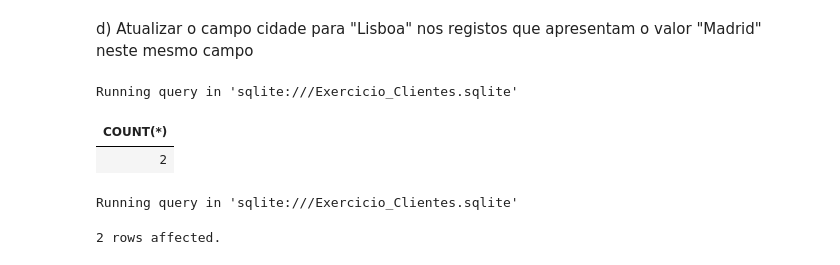
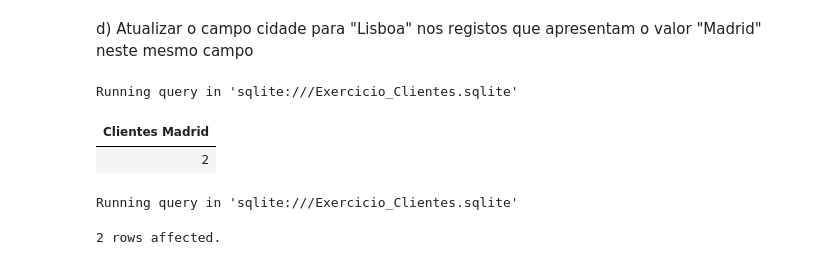
Before and after one commit to jpedrodias/FundamentosSQL, a Jupyter notebook: Week02/Exercicio_Clientes_resolvido.ipynb, the cells around one changed output. Saved outputs shown, nothing was run; the diff lists cells and outputs as text; code cells hidden in the pictures.

Commit message:
Clientes

```diff
--- a/Week02/Exercicio_Clientes_resolvido.ipynb
+++ b/Week02/Exercicio_Clientes_resolvido.ipynb
@@ -202,12 +232,13 @@ Running query in 'sqlite:///Exercicio_Clientes.sqlite'
 d) Atualizar o campo cidade para "Lisboa" nos registos que apresentam o valor "Madrid" neste mesmo campo
 # %%
 %%sql
-SELECT COUNT(*)
+-- Contar o número de clientes na cidade de Madrid
+SELECT COUNT(*) AS "Clientes Madrid"
 FROM clientes
 WHERE cidade='Madrid'
 # %% [output]
 Running query in 'sqlite:///Exercicio_Clientes.sqlite'
-| COUNT(*) |
+| Clientes Madrid |
 | 2 |
 # %%
 %%sql
```
Also changed, not shown: parts of 47 cells of this notebook, 2 other files.
